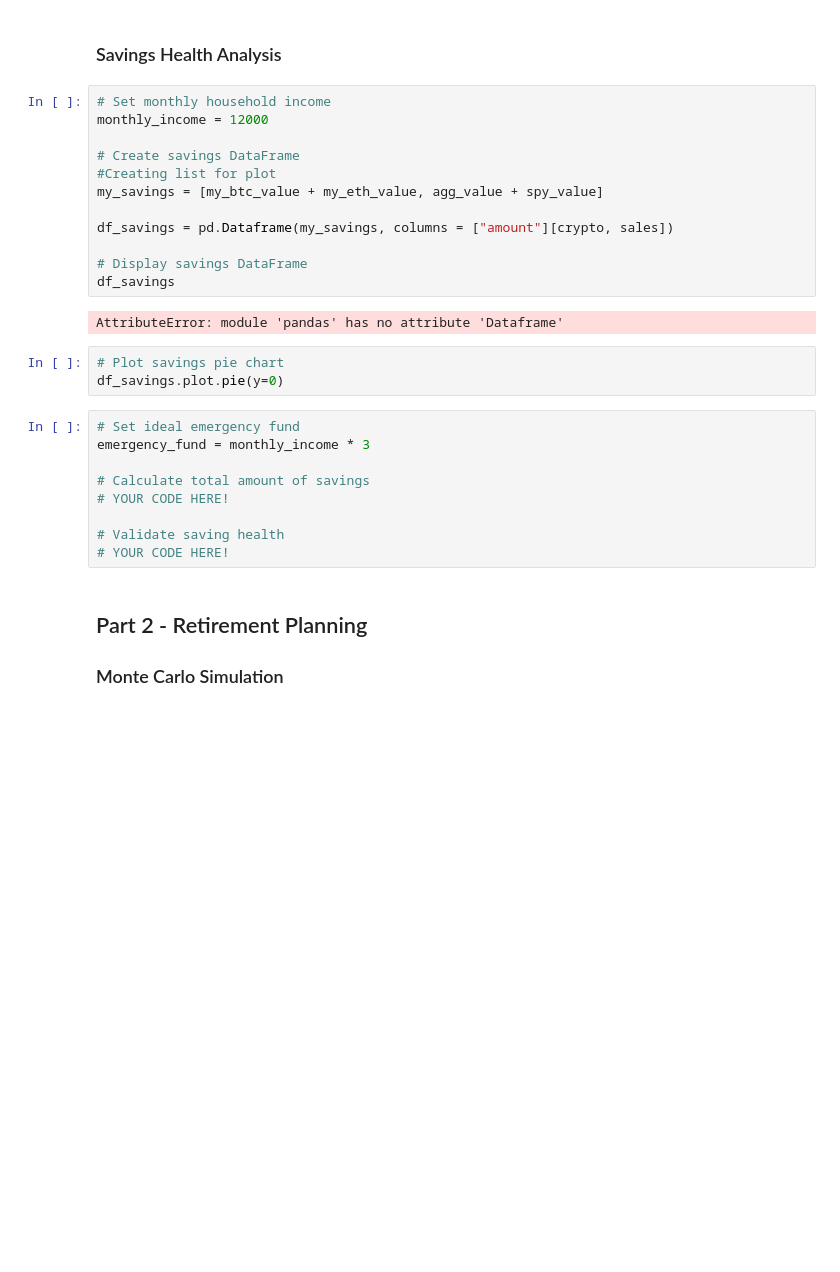
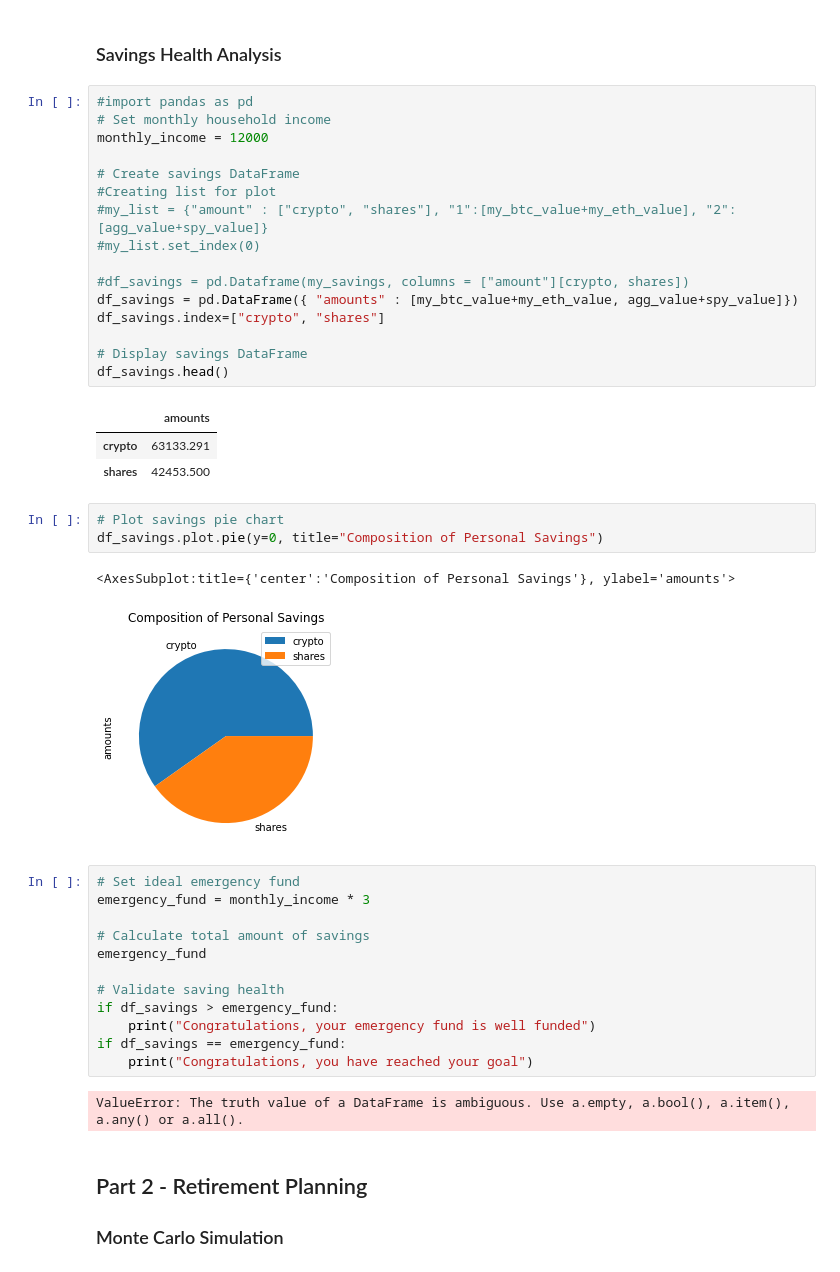
Before and after one commit to fllamas360/API-work, a Jupyter notebook: API_HWK.ipynb, the cells around one changed output. Drawn from its saved outputs; the diff is of its cells as text; blank space fills up the shorter version.

Commit message:
added savings health analysis code after troubl shooting

```diff
--- a/API_HWK.ipynb
+++ b/API_HWK.ipynb
@@ -117,31 +117,45 @@ The current value of your 200 AGG shares is $23098.00
 # %% [markdown]
 ### Savings Health Analysis
 # %%
+#import pandas as pd
 # Set monthly household income
 monthly_income = 12000
 
 # Create savings DataFrame
 #Creating list for plot
-my_savings = [my_btc_value + my_eth_value, agg_value + spy_value]
+#my_list = {"amount" : ["crypto", "shares"], "1":[my_btc_value+my_eth_value], "2":[agg_value+spy_value]}
+#my_list.set_index(0)
 
-df_savings = pd.Dataframe(my_savings, columns = ["amount"][crypto, sales])
+#df_savings = pd.Dataframe(my_savings, columns = ["amount"][crypto, shares])
+df_savings = pd.DataFrame({ "amounts" : [my_btc_value+my_eth_value, agg_value+spy_value]})
+df_savings.index=["crypto", "shares"]
 
 # Display savings DataFrame
-df_savings
+df_savings.head()
 # %% [output]
-AttributeError: module 'pandas' has no attribute 'Dataframe'
+|  | amounts |
+| crypto | 63133.291 |
+| shares | 42453.500 |
 # %%
 # Plot savings pie chart
-df_savings.plot.pie(y=0)
+df_savings.plot.pie(y=0, title="Composition of Personal Savings")
+# %% [output]
+<AxesSubplot:title={'center':'Composition of Personal Savings'}, ylabel='amounts'>
+[figure, added]
 # %%
 # Set ideal emergency fund
 emergency_fund = monthly_income * 3
 
 # Calculate total amount of savings
-# YOUR CODE HERE!
+emergency_fund
 
 # Validate saving health
-# YOUR CODE HERE!
+if df_savings > emergency_fund:
+    print("Congratulations, your emergency fund is well funded")
+if df_savings == emergency_fund:
+    print("Congratulations, you have reached your goal")
+# %% [output]
+ValueError: The truth value of a DataFrame is ambiguous. Use a.empty, a.bool(), a.item(), a.any() or a.all().
 # %% [markdown]
 ## Part 2 - Retirement Planning
 
```
Also changed, not shown: parts of 14 cells of this notebook.
